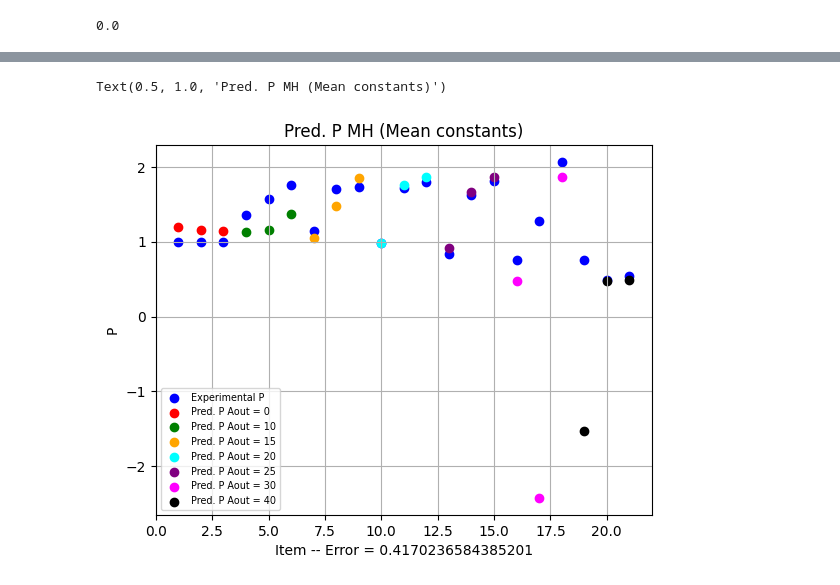
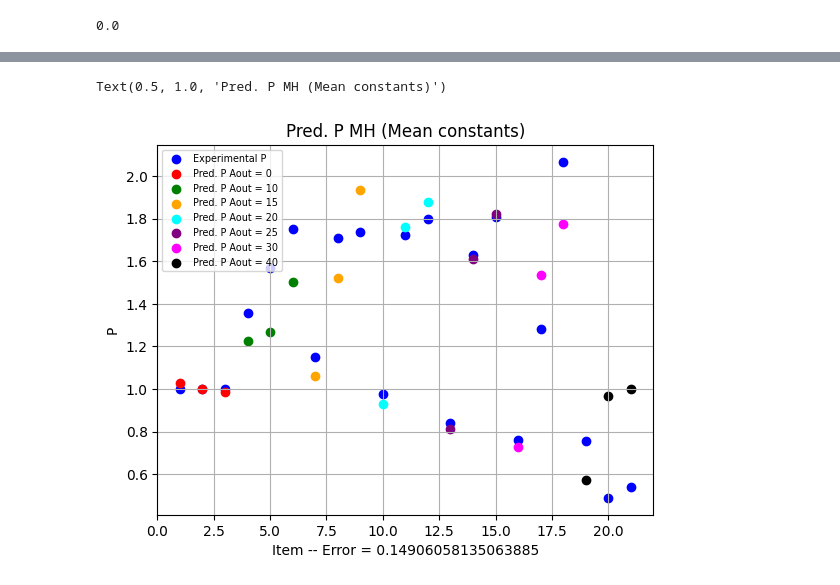
Before and after one commit to RaquelCaballo/AntibioticResistance, a Jupyter notebook: 2. Metropoli-Hasting method.ipynb, the cells around one changed output, grey strips where cells are left out. Drawn from its saved outputs; the diff is of its cells as text; code cells hidden in the pictures.

```diff
--- a/2. Metropoli-Hasting method.ipynb
+++ b/2. Metropoli-Hasting method.ipynb
@@ -269,2 +246,3 @@ likelihood(P, n, Aout, initial_params, sigma_propuesta)
-valores_constantes_estimados = np.mean(muestras_constantes[round(0.35*num_iterations):], axis=0)   #Last 85% estimations
+valores_constantes_estimados = np.mean(muestras_constantes[round(0.15*num_iterations):], axis=0)   #Last 85% estimations
+valores_constantes_estimados = [0.64403665, 2.04953861, 0.30205504, 0.34651345, 1.52979939, 1.71869996, 3.31121888, 1.10105449]
 
@@ -402,22 +380,22 @@ plt.show()
 # %%
 # Approximate Protein by different value of Antibiotic
 
 plt.figure()
 plt.scatter(list(range(1, len(P)+1)), P, color='blue', label='Experimental P')
 plt.scatter(list(range(1, 4)), P_predicted1[0:3], color='red', label='Pred. P Aout = 0')
 plt.scatter(list(range(4, 7)), P_predicted1[3:6], color='green', label='Pred. P Aout = 10')
 plt.scatter(list(range(7, 10)), P_predicted1[6:9], color='orange', label='Pred. P Aout = 15')
 plt.scatter(list(range(10, 13)), P_predicted1[9:12], color='cyan', label='Pred. P Aout = 20')
 plt.scatter(list(range(13, 16)), P_predicted1[12:15], color='purple', label='Pred. P Aout = 25')
 plt.scatter(list(range(16, 19)), P_predicted1[15:18], color='magenta', label='Pred. P Aout = 30')
 plt.scatter(list(range(19, 22)), P_predicted1[18:21], color='black', label='Pred. P Aout = 40')
 
 
 plt.grid()
 plt.xlabel(f'Item -- Error = {np.mean(error1)}')
 plt.ylabel('P')
-plt.legend(fontsize='x-small')
+plt.legend(fontsize='x-small', loc='upper left')
 plt.title('Pred. P MH (Mean constants)')
 # %% [output]
 Text(0.5, 1.0, 'Pred. P MH (Mean constants)')
-[figure, old version]
+[figure, new version]
```
Also changed, not shown: parts of 11 cells of this notebook, 3 other files.
